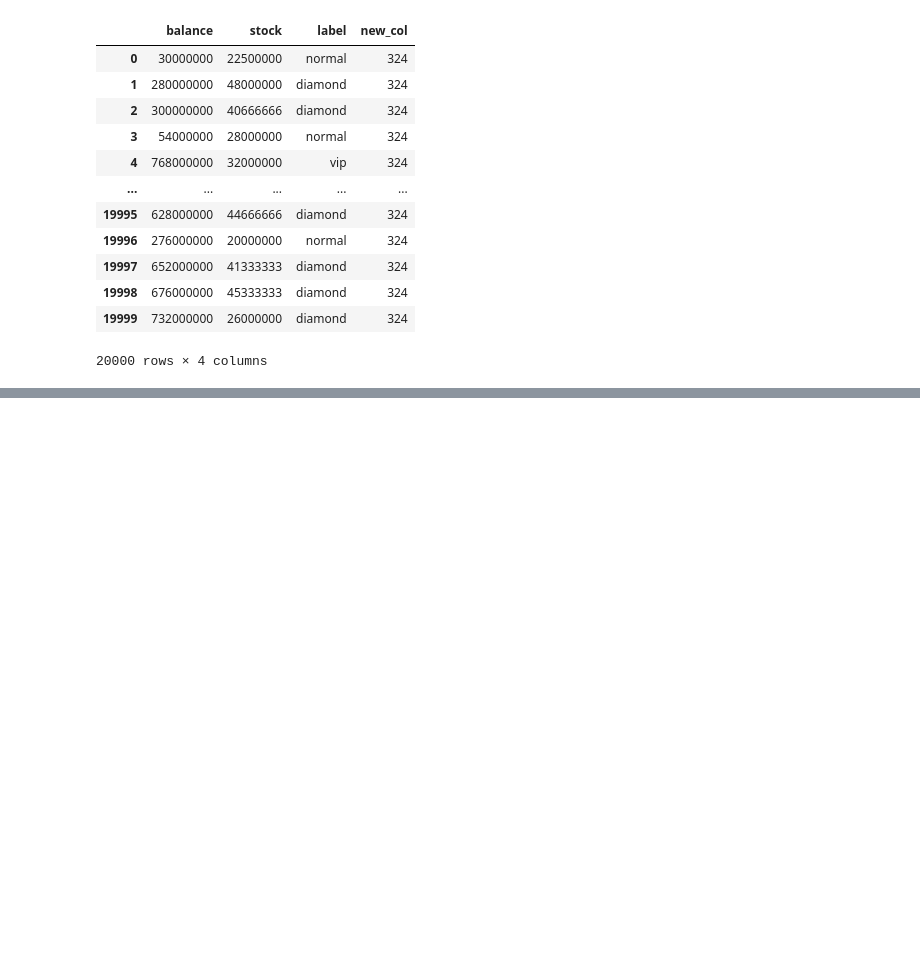
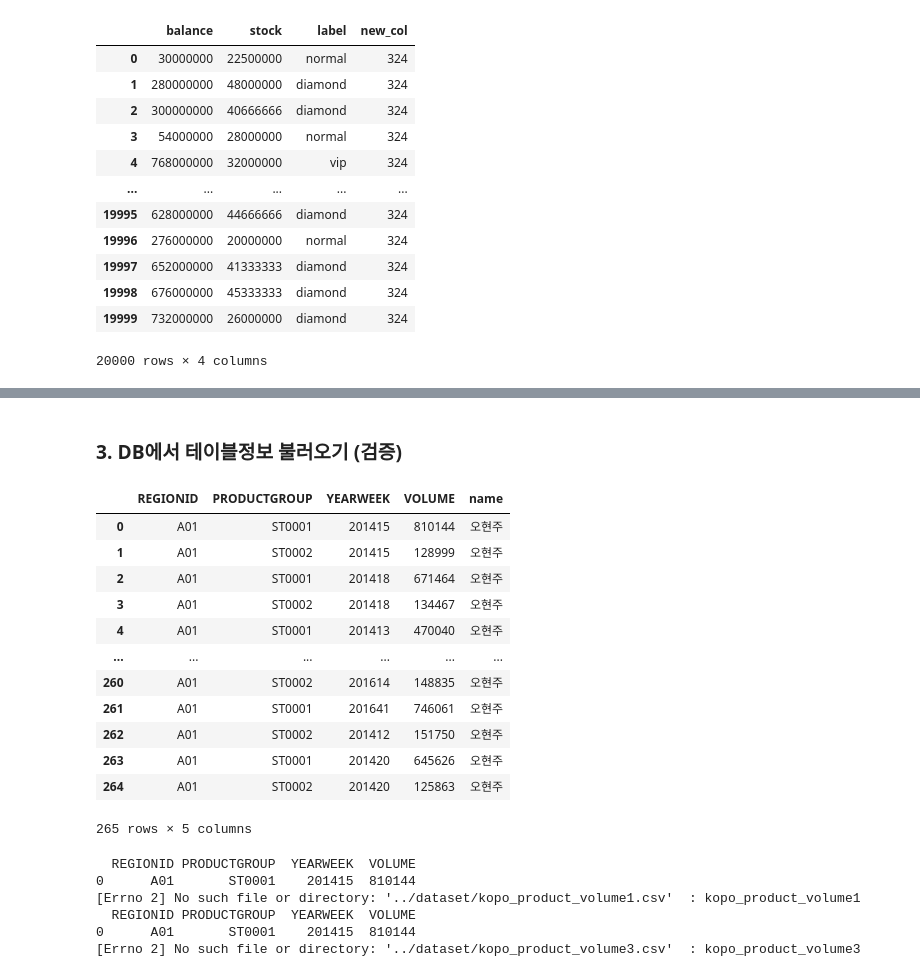
Before and after one commit to hyokwan/data_analysis_2025, a Jupyter notebook: 03. 데이터 불러오기/데이터_불러오기.ipynb, the cells around one changed output, grey strips where cells are left out. Cells and saved outputs as stored; diff of their text form; code cells hidden in the pictures; blank space fills up the shorter version.

```diff
--- a/03. 데이터 불러오기/데이터_불러오기.ipynb
+++ b/03. 데이터 불러오기/데이터_불러오기.ipynb
@@ -94,0 +144,2 @@ csData
+# %%
+myEngine = create_engine( dbConPath )
@@ -94,0 +152,69 @@ csData
+# %% [markdown]
+### 3. DB에서 테이블정보 불러오기 (검증)
+# %%
+pd.read_sql_query(sql="select * from kopo_product_volume0", con=myEngine)
+# %% [output]
+|  | REGIONID | PRODUCTGROUP | YEARWEEK | VOLUME | name |
+| 0 | A01 | ST0001 | 201415 | 810144 | 오현주 |
+| 1 | A01 | ST0002 | 201415 | 128999 | 오현주 |
+| 2 | A01 | ST0001 | 201418 | 671464 | 오현주 |
+| 3 | A01 | ST0002 | 201418 | 134467 | 오현주 |
+| 4 | A01 | ST0001 | 201413 | 470040 | 오현주 |
+| ... | ... | ... | ... | ... | ... |
+| 260 | A01 | ST0002 | 201614 | 148835 | 오현주 |
+| 261 | A01 | ST0001 | 201641 | 746061 | 오현주 |
+| 262 | A01 | ST0002 | 201412 | 151750 | 오현주 |
+| 263 | A01 | ST0001 | 201420 | 645626 | 오현주 |
+| 264 | A01 | ST0002 | 201420 | 125863 | 오현주 |
+265 rows × 5 columns
+# %%
+import pandas as pd
+from sqlalchemy import create_engine
+
+### 폴더에서 kopo_product_volume.csv 불러오기
+
+# kopo_product_volume.csv 파일을 불러와서 저장할 리스트
+kopoFileList = []
+# 에러발생 파일 저장할 리스트
+kopoErrorList = []
+# encoding 리스트
+encodings = ['utf-8', 'cp949']
+
+### 데이터베이스 접속정보
+user = "hkcode"
+password = "fintech1308!"
+dbip = "my8003.gabiadb.com"
+dbport = "3306"
+database = "hkcodedb"
+dbConPath = f"mysql+pymysql://{user}:{password}@{dbip}:{dbport}/{database}"
+myengine = create_engine(dbConPath)
+
+# 파일 불러오기
+for i in range(0, 4):
+    kopo_Path = '../dataset/'
+    fileName = f"kopo_product_volume{i}.csv"
+    table_name = fileName.split('.')
+    for j in range(0,1):
+        try:
+            eachFile = pd.read_csv(kopo_Path+fileName, encoding=encodings[j])
+            ### 데이터 저장하기
+            eachFile.to_sql(name = table_name[0]+'_한정석', con=myengine, index=False, if_exists="replace")
+
+        except Exception as e:
+            print(e)
+            kopoErrorList.append(kopo_Path)
+
+### 데이터 불러오기
+for i in range(0,4):
+    try:
+        loadData = pd.read_sql_query(sql=f"SELECT * FROM kopo_product_volume{i}_한정석", con=myengine)
+        kopoFileList.append(loadData)
+    except Exception as e:
+        print(e)
+# %% [output]
+  REGIONID PRODUCTGROUP  YEARWEEK  VOLUME
+0      A01       ST0001    201415  810144
+[Errno 2] No such file or directory: '../dataset/kopo_product_volume1.csv'  : kopo_product_volume1
+  REGIONID PRODUCTGROUP  YEARWEEK  VOLUME
+0      A01       ST0001    201415  810144
+[Errno 2] No such file or directory: '../dataset/kopo_product_volume3.csv'  : kopo_product_volume3
```
Also changed, not shown: parts of 14 cells of this notebook.
